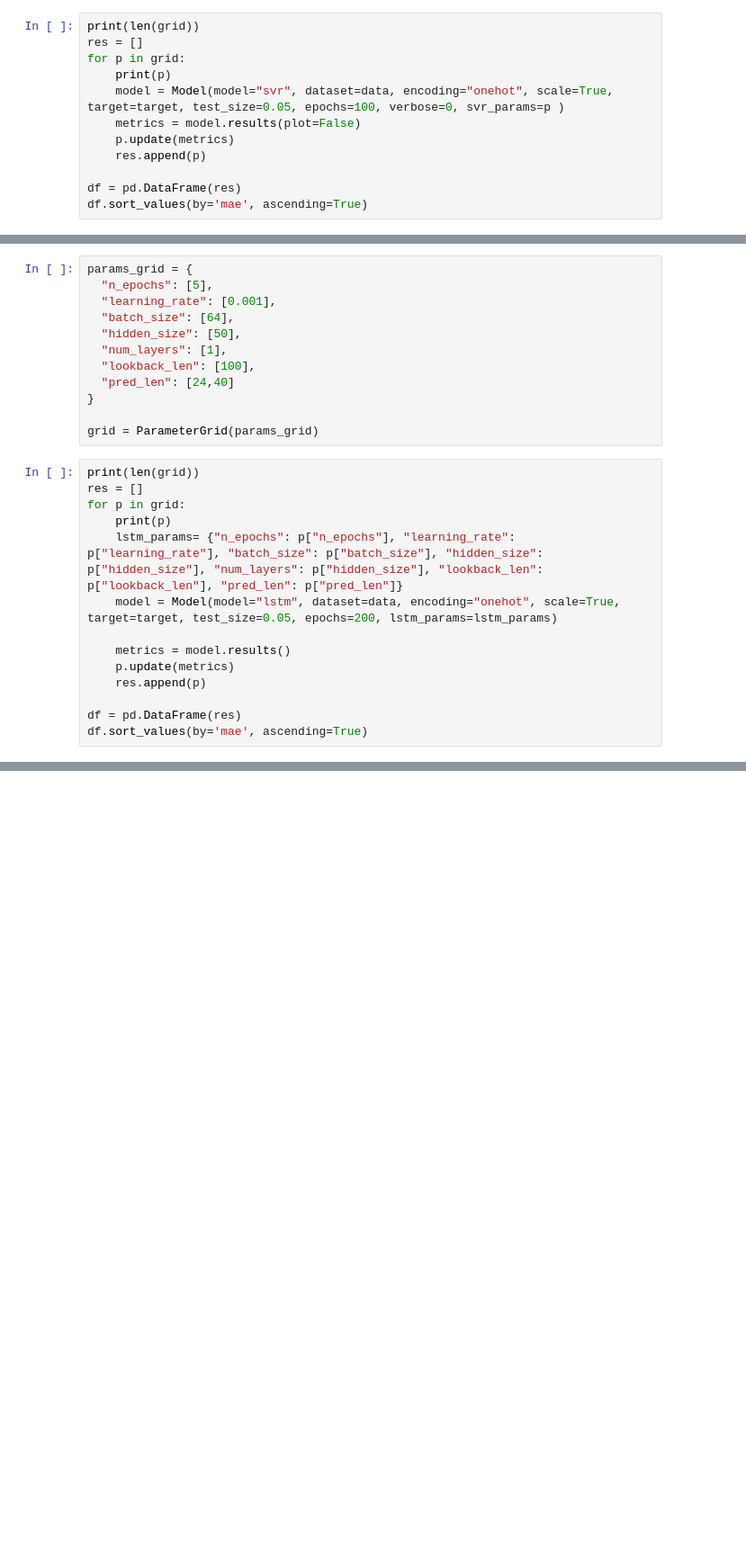
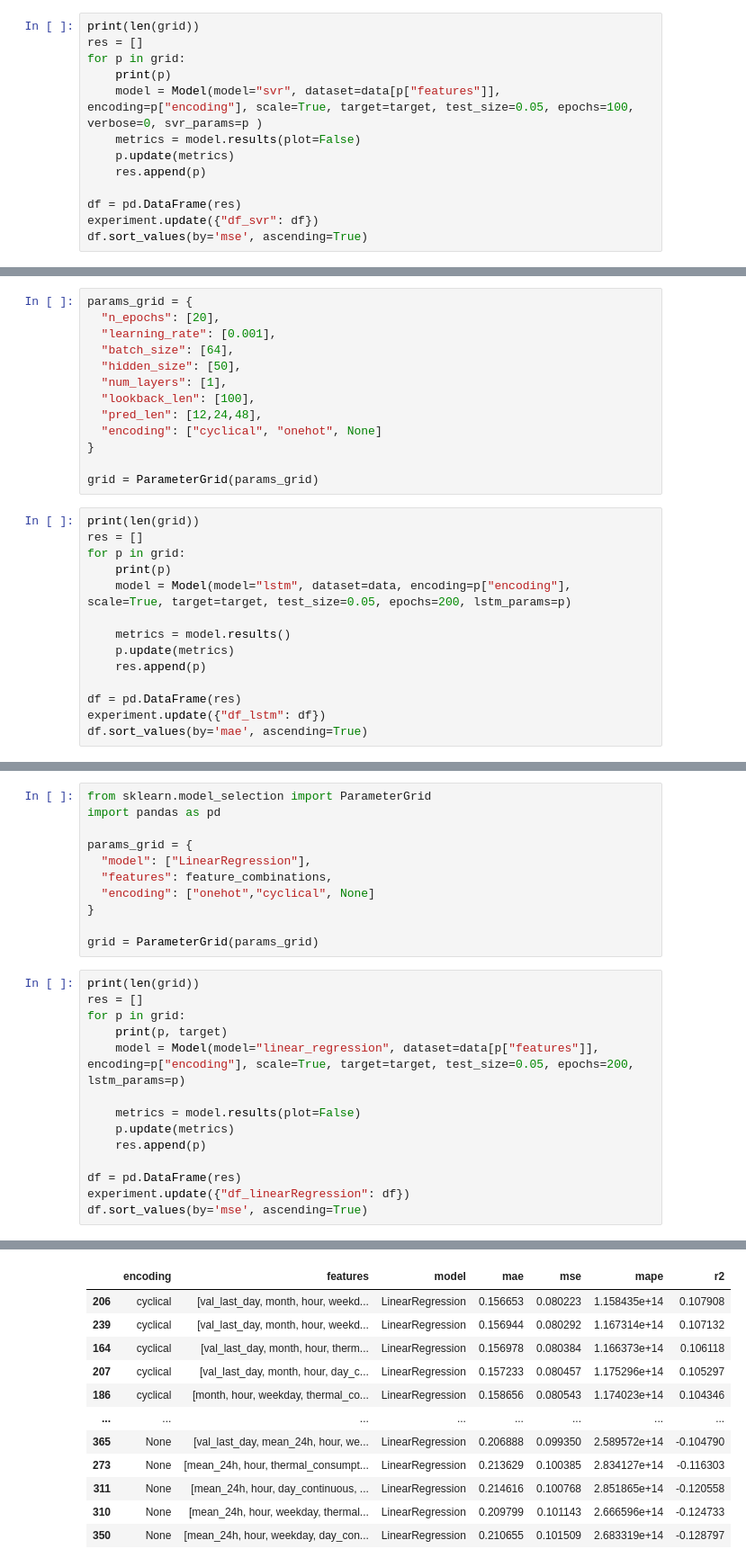
Before and after one commit to lukinoe/RL-Power-Distribution-for-power2heat, a Jupyter notebook: general_predict_approach/notebook.ipynb, the cells around one changed output, grey strips where cells are left out. Shown at 90% size. Drawn from its saved outputs; the diff is of its cells as text; blank space fills up the shorter version.

```diff
--- a/general_predict_approach/notebook.ipynb
+++ b/general_predict_approach/notebook.ipynb
@@ -121,10 +405,11 @@ print(len(grid))
 res = []
 for p in grid:
     print(p)
-    model = Model(model="svr", dataset=data, encoding="onehot", scale=True, target=target, test_size=0.05, epochs=100, verbose=0, svr_params=p )
+    model = Model(model="svr", dataset=data[p["features"]], encoding=p["encoding"], scale=True, target=target, test_size=0.05, epochs=100, verbose=0, svr_params=p )
     metrics = model.results(plot=False)
     p.update(metrics)
     res.append(p)
 
 df = pd.DataFrame(res)
-df.sort_values(by='mae', ascending=True)
+experiment.update({"df_svr": df})
+df.sort_values(by='mse', ascending=True)
@@ -131,12 +472,13 @@ df.sort_values(by='mae', ascending=True)
 # %%
 params_grid = {
-  "n_epochs": [5],
+  "n_epochs": [20],
   "learning_rate": [0.001],
   "batch_size": [64],
   "hidden_size": [50],
   "num_layers": [1],
   "lookback_len": [100],
-  "pred_len": [24,40]
+  "pred_len": [12,24,48],
+  "encoding": ["cyclical", "onehot", None]
 }
 
 grid = ParameterGrid(params_grid)
@@ -145,13 +487,13 @@ print(len(grid))
 res = []
 for p in grid:
     print(p)
-    lstm_params= {"n_epochs": p["n_epochs"], "learning_rate": p["learning_rate"], "batch_size": p["batch_size"], "hidden_size": p["hidden_size"], "num_layers": p["hidden_size"], "lookback_len": p["lookback_len"], "pred_len": p["pred_len"]}
-    model = Model(model="lstm", dataset=data, encoding="onehot", scale=True, target=target, test_size=0.05, epochs=200, lstm_params=lstm_params)
+    model = Model(model="lstm", dataset=data, encoding=p["encoding"], scale=True, target=target, test_size=0.05, epochs=200, lstm_params=p)
 
     metrics = model.results()
     p.update(metrics)
     res.append(p)
 
 df = pd.DataFrame(res)
+experiment.update({"df_lstm": df})
 df.sort_values(by='mae', ascending=True)
 # %% [output]
@@ -174,0 +534,26 @@ Testing Shape: torch.Size([155, 100, 48]) torch.Size([155, 24])
+# %%
+from sklearn.model_selection import ParameterGrid
+import pandas as pd
+
+params_grid = {
+  "model": ["LinearRegression"],
+  "features": feature_combinations,
+  "encoding": ["onehot","cyclical", None]
+}
+
+grid = ParameterGrid(params_grid)
+# %%
+print(len(grid))
+res = []
+for p in grid:
+    print(p, target)
+    model = Model(model="linear_regression", dataset=data[p["features"]], encoding=p["encoding"], scale=True, target=target, test_size=0.05, epochs=200, lstm_params=p)
+
+    metrics = model.results(plot=False)
+    p.update(metrics)
+    res.append(p)
+
+df = pd.DataFrame(res)
+experiment.update({"df_linearRegression": df})
+df.sort_values(by='mse', ascending=True)
+# %% [output]
@@ -174,0 +577,12 @@ Testing Shape: torch.Size([155, 100, 48]) torch.Size([155, 24])
+|  | encoding | features | model | mae | mse | mape | r2 |
+| 206 | cyclical | [val_last_day, month, hour, weekd... | LinearRegression | 0.156653 | 0.080223 | 1.158435e+14 | 0.107908 |
+| 239 | cyclical | [val_last_day, month, hour, weekd... | LinearRegression | 0.156944 | 0.080292 | 1.167314e+14 | 0.107132 |
+| 164 | cyclical | [val_last_day, month, hour, therm... | LinearRegression | 0.156978 | 0.080384 | 1.166373e+14 | 0.106118 |
+| 207 | cyclical | [val_last_day, month, hour, day_c... | LinearRegression | 0.157233 | 0.080457 | 1.175296e+14 | 0.105297 |
+| 186 | cyclical | [month, hour, weekday, thermal_co... | LinearRegression | 0.158656 | 0.080543 | 1.174023e+14 | 0.104346 |
+| ... | ... | ... | ... | ... | ... | ... | ... |
+| 365 | None | [val_last_day, mean_24h, hour, we... | LinearRegression | 0.206888 | 0.099350 | 2.589572e+14 | -0.104790 |
+| 273 | None | [mean_24h, hour, thermal_consumpt... | LinearRegression | 0.213629 | 0.100385 | 2.834127e+14 | -0.116303 |
+| 311 | None | [mean_24h, hour, day_continuous, ... | LinearRegression | 0.214616 | 0.100768 | 2.851865e+14 | -0.120558 |
+| 310 | None | [mean_24h, hour, weekday, thermal... | LinearRegression | 0.209799 | 0.101143 | 2.666596e+14 | -0.124733 |
+| 350 | None | [mean_24h, hour, weekday, day_con... | LinearRegression | 0.210655 | 0.101509 | 2.683319e+14 | -0.128797 |
```
Also changed, not shown: parts of 15 cells of this notebook, 8 other files.
